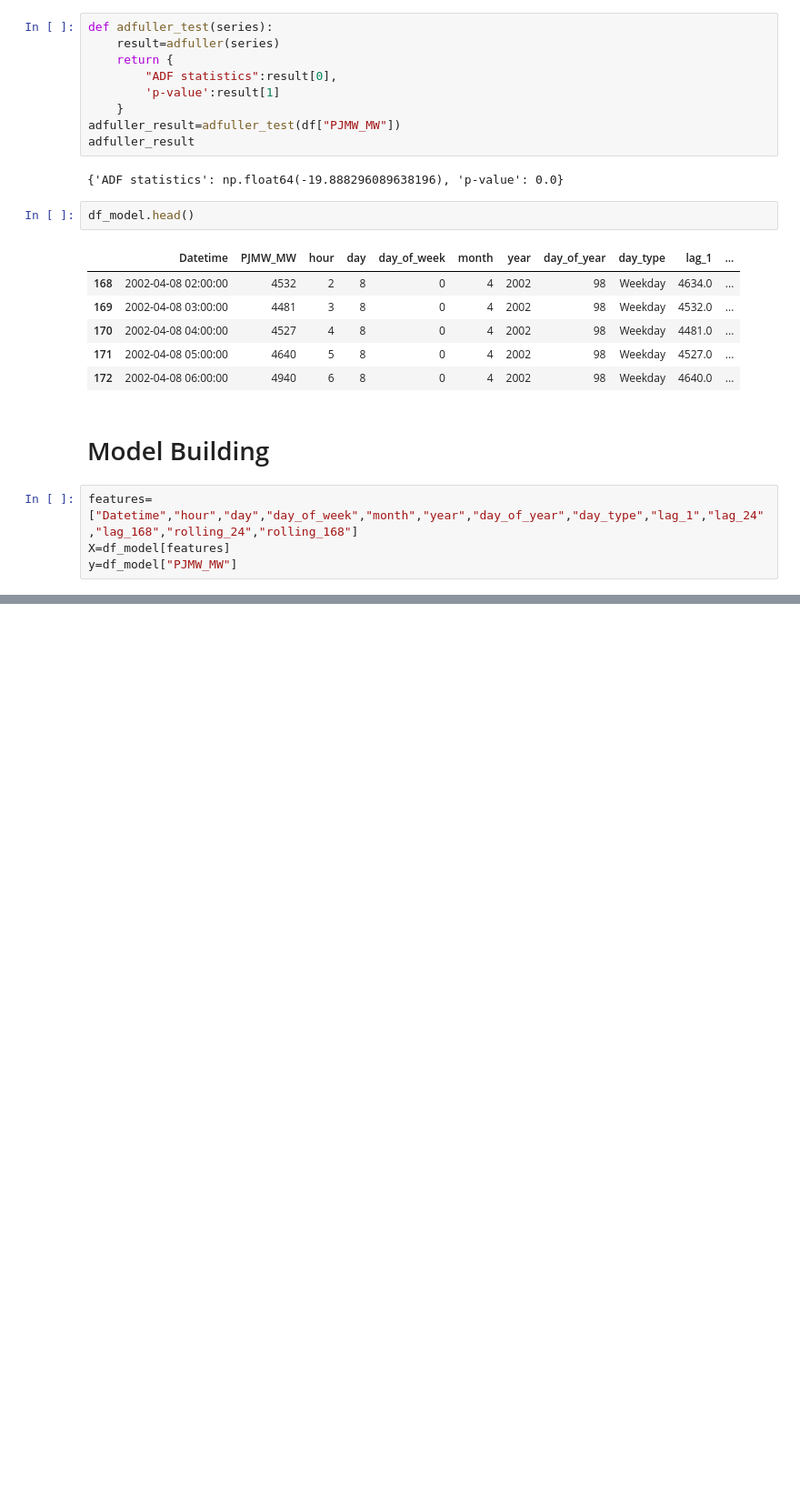
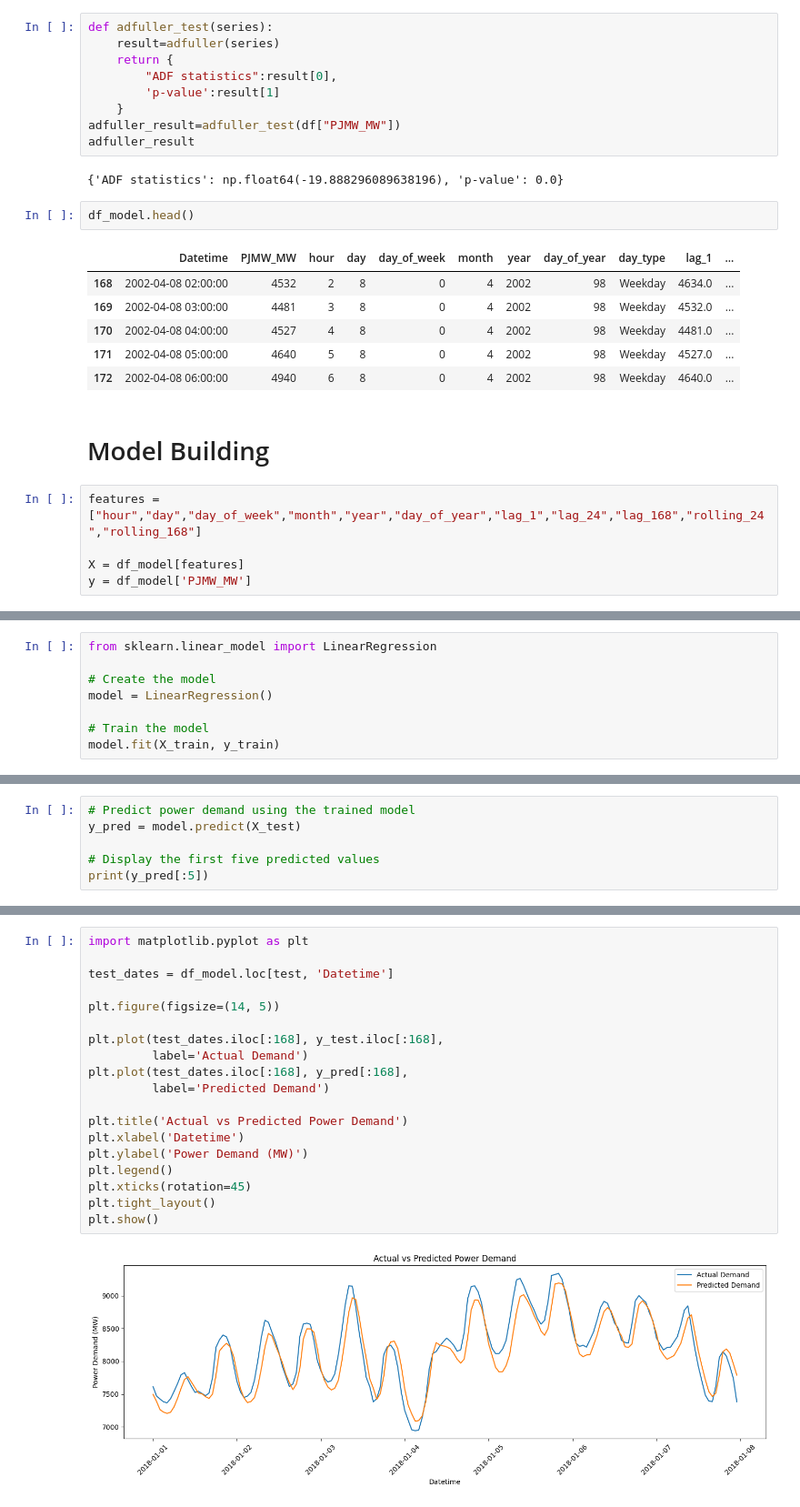
Before and after one commit to balajikoduru/Forecasting_power_supply_demand, a Jupyter notebook: Forecasting_power_supply_project/project.ipynb, the cells around one changed output, grey strips where cells are left out. Shown at 91% size. Saved outputs shown, nothing was run; the diff lists cells and outputs as text; blank space fills up the shorter version.

Commit message:
here we perform data partition and prediction

```diff
--- a/Forecasting_power_supply_project/project.ipynb
+++ b/Forecasting_power_supply_project/project.ipynb
@@ -625,6 +625,7 @@ df_model.head()
 # %% [markdown]
 # Model Building
 # %%
-features=["Datetime","hour","day","day_of_week","month","year","day_of_year","day_type","lag_1","lag_24","lag_168","rolling_24","rolling_168"]
-X=df_model[features]
-y=df_model["PJMW_MW"]
+features = ["hour","day","day_of_week","month","year","day_of_year","lag_1","lag_24","lag_168","rolling_24","rolling_168"]
+
+X = df_model[features]
+y = df_model['PJMW_MW']
@@ -638,0 +667,8 @@ y.shape
+# %%
+from sklearn.linear_model import LinearRegression
+
+# Create the model
+model = LinearRegression()
+
+# Train the model
+model.fit(X_train, y_train)
@@ -638,0 +677,6 @@ y.shape
+# %%
+# Predict power demand using the trained model
+y_pred = model.predict(X_test)
+
+# Display the first five predicted values
+print(y_pred[:5])
@@ -638,0 +697,21 @@ y.shape
+# %%
+import matplotlib.pyplot as plt
+
+test_dates = df_model.loc[test, 'Datetime']
+
+plt.figure(figsize=(14, 5))
+
+plt.plot(test_dates.iloc[:168], y_test.iloc[:168],
+         label='Actual Demand')
+plt.plot(test_dates.iloc[:168], y_pred[:168],
+         label='Predicted Demand')
+
+plt.title('Actual vs Predicted Power Demand')
+plt.xlabel('Datetime')
+plt.ylabel('Power Demand (MW)')
+plt.legend()
+plt.xticks(rotation=45)
+plt.tight_layout()
+plt.show()
+# %% [output]
+[figure, added]
```
Also changed, not shown: parts of 8 cells of this notebook.
